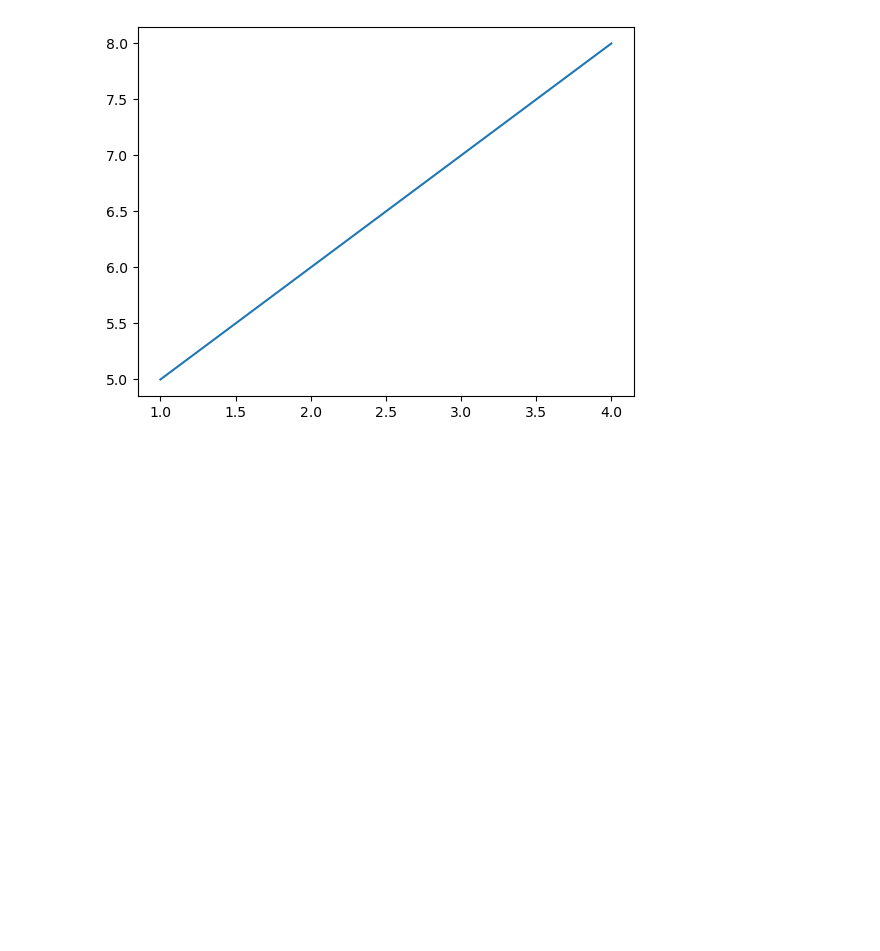
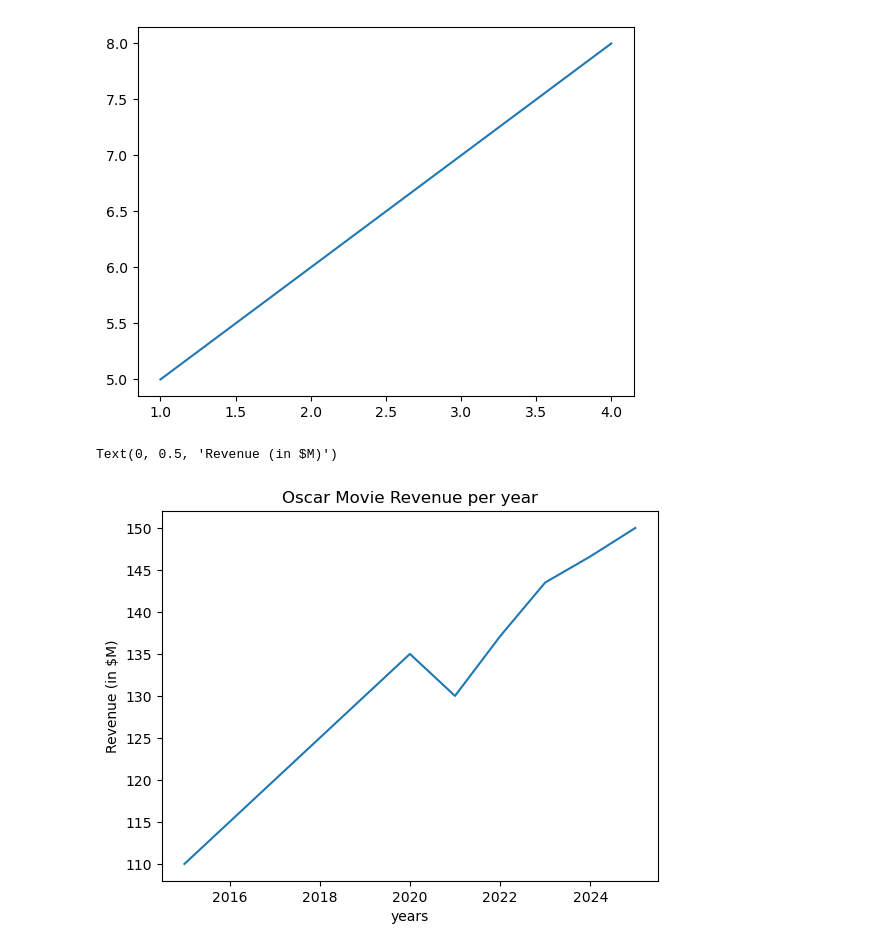
Before and after one commit to mihirgupta665/PRIME-AI-And-ML-, a Jupyter notebook: 5_Data_Visualization/Untitled.ipynb, the cells around one changed output. Cells and saved outputs as stored; diff of their text form; code cells hidden in the pictures; blank space fills up the shorter version.

Commit message:
Data visualization for oscar movies revenue

```diff
--- a/5_Data_Visualization/Untitled.ipynb
+++ b/5_Data_Visualization/Untitled.ipynb
@@ -14,3 +17,16 @@ plt.show()
 # %% [output]
 [<matplotlib.lines.Line2D at 0x...>]
 [figure]
+# %%
+oscar_movies = ["Birdman", "Spotlight", "Moonlight", "The Shape of Water", "Green Book",
+                "Parasite", "Nomadland", "CODA", "Everything Everywhere All at Once", "Oppenheimer"]
+
+years = [2015, 2016, 2017, 2018, 2019, 2020, 2021, 2022, 2023, 2024, 2025]
+oscar_revenues = [110, 115, 120, 125, 130, 135, 130, 137.1, 143.5, 146.6, 150]
+plt.plot(years, oscar_revenues)
+plt.title("Oscar Movie Revenue per year")
+plt.xlabel("years")
+plt.ylabel("Revenue (in $M)")
+# %% [output]
+Text(0, 0.5, 'Revenue (in $M)')
+[figure, added]
```
Also changed, not shown: parts of 2 cells of this notebook, 1 other file.
